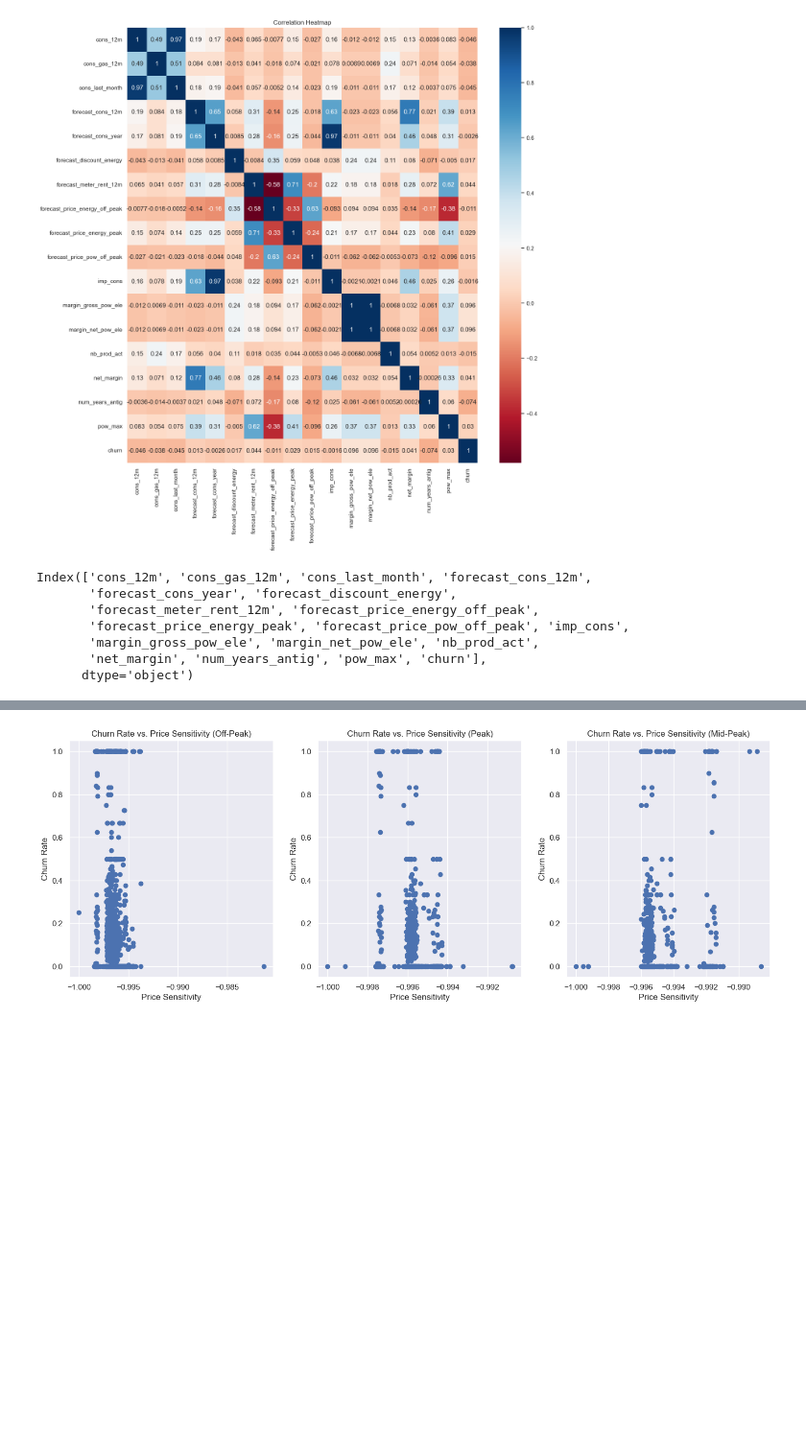
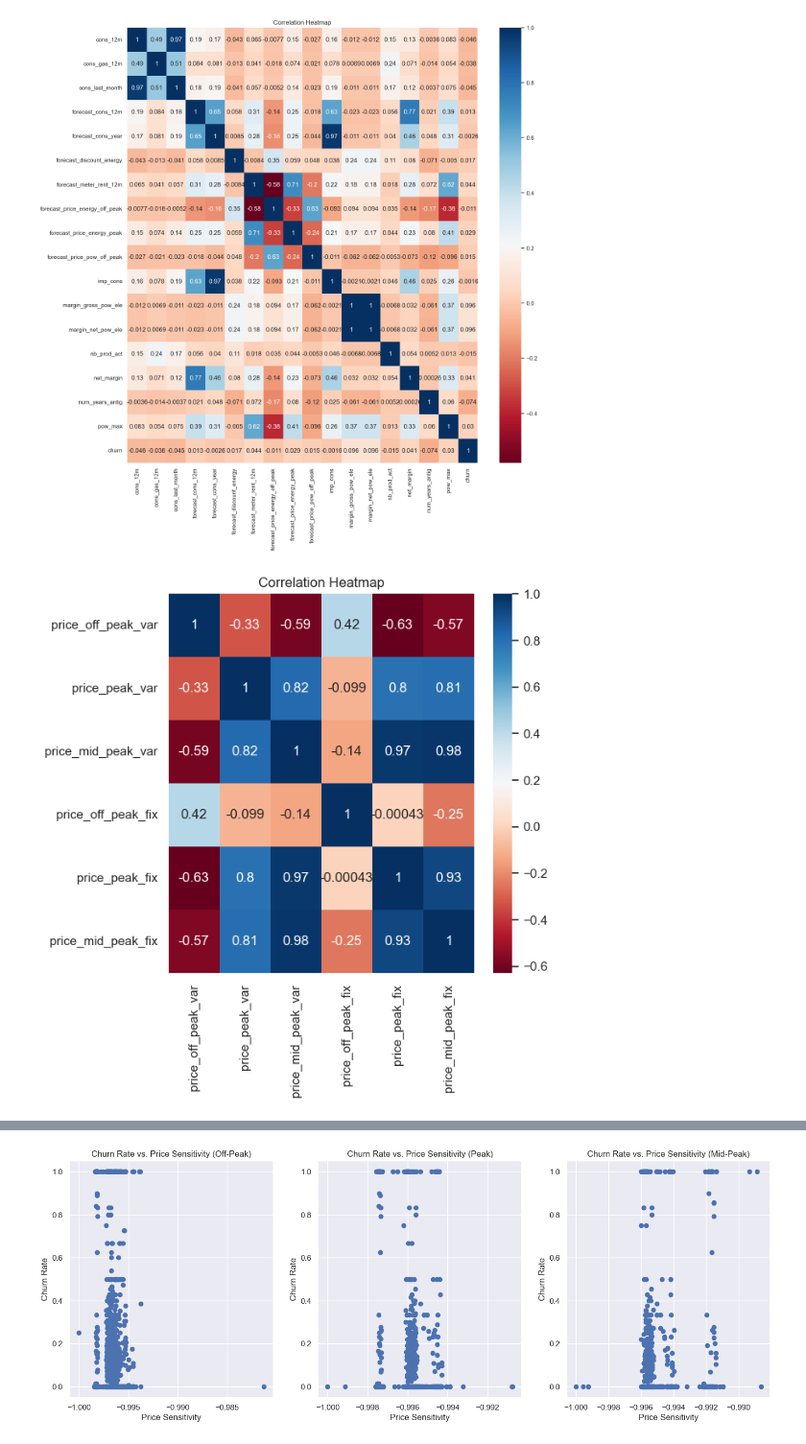
Before and after one commit to sabirinID/BCG-Data-Science-Virtual-Internship, a Jupyter notebook: Files/2-Exploratory-Data-Analysis/eda_starter.ipynb, the cells around one changed output, grey strips where cells are left out. Shown at 96% size. Cells and saved outputs as stored; diff of their text form; code cells hidden in the pictures; blank space fills up the shorter version.

```diff
--- a/Files/2-Exploratory-Data-Analysis/eda_starter.ipynb
+++ b/Files/2-Exploratory-Data-Analysis/eda_starter.ipynb
@@ -270,0 +440,7 @@ plt.show()
+# %%
+price_num_cols = price_df.select_dtypes(include=['float64', 'int64']).columns
+price_cat_cols = price_df.select_dtypes(include=['object']).columns
+
+print('Numerical and categorical price data')
+print(f'- Number of numerical features  : {len(price_num_cols)}')
+print(f'- Number of categorical features: {len(price_cat_cols)}')
@@ -281,13 +462,13 @@ plt.title('Correlation Heatmap')
 plt.show()
 # %% [output]
 [figure]
-# %%
-numeric_columns
-# %% [output]
-Index(['cons_12m', 'cons_gas_12m', 'cons_last_month', 'forecast_cons_12m',
-       'forecast_cons_year', 'forecast_discount_energy',
-       'forecast_meter_rent_12m', 'forecast_price_energy_off_peak',
-       'forecast_price_energy_peak', 'forecast_price_pow_off_peak', 'imp_cons',
-       'margin_gross_pow_ele', 'margin_net_pow_ele', 'nb_prod_act',
-       'net_margin', 'num_years_antig', 'pow_max', 'churn'],
-      dtype='object')
+# %%
+price_num_df = price_df[price_num_cols]
+
+corr_matrix = price_num_df.corr()
+plt.figure(figsize=(6, 6))
+sns.heatmap(corr_matrix, annot=True, cmap='RdBu')
+plt.title('Correlation Heatmap')
+plt.show()
+# %% [output]
+[figure, added]
```
Also changed, not shown: parts of 40 cells of this notebook.
